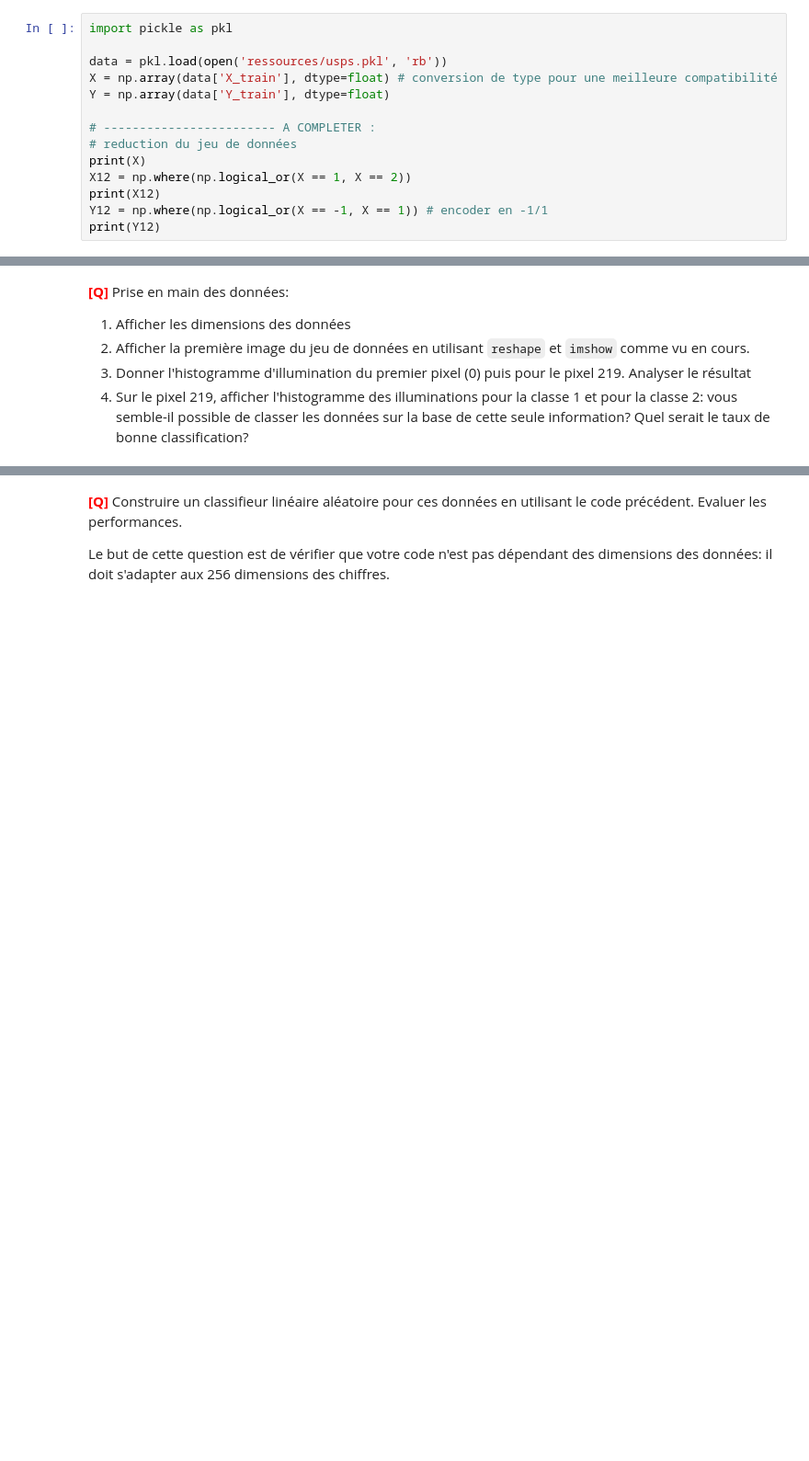
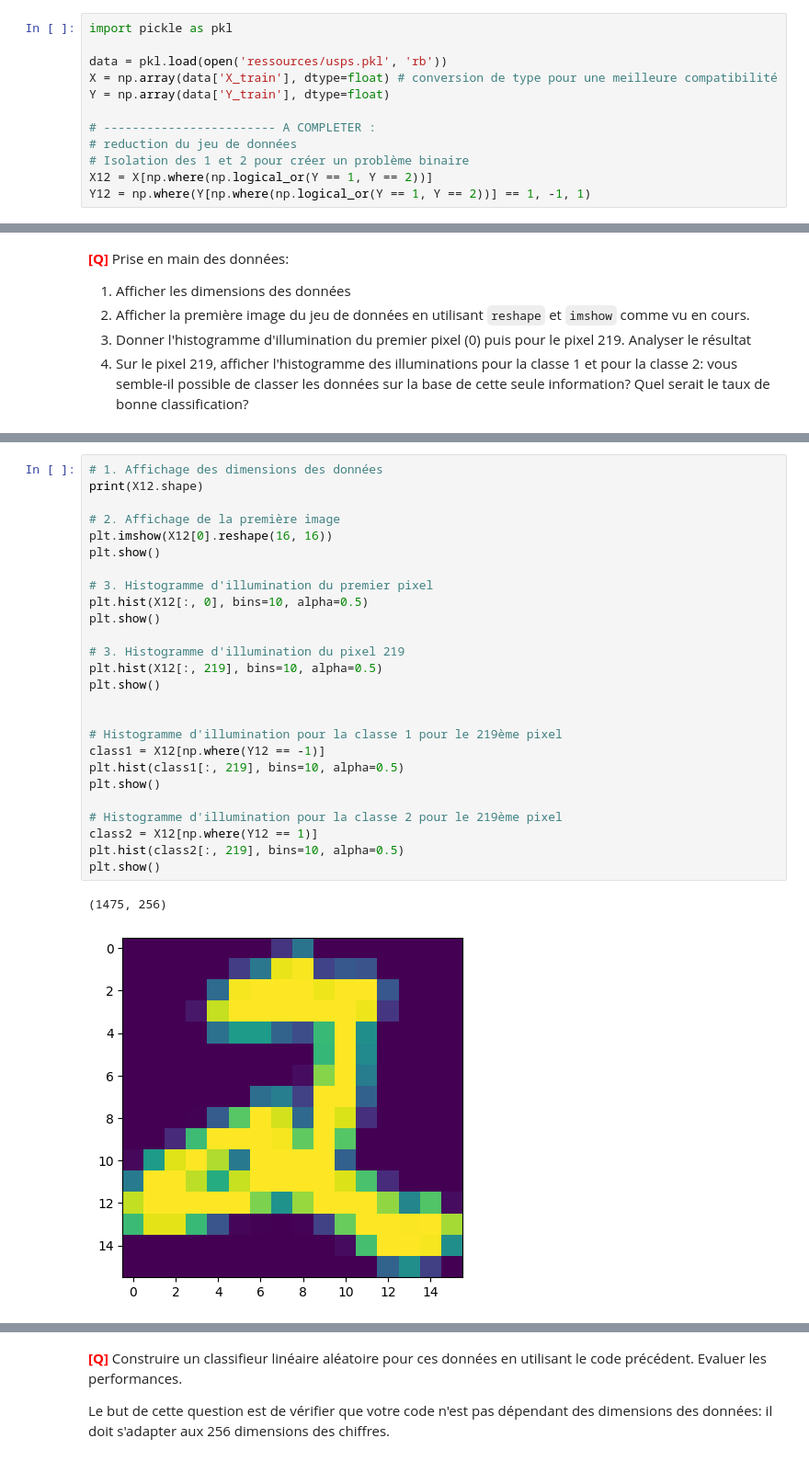
Before and after one commit to ilyesdjerfaf/Sciences-des-Donnees---LU3IN026, a Jupyter notebook: tme-02/tme-02.ipynb, the cells around one changed output, grey strips where cells are left out. Shown at 92% size. Saved outputs shown, nothing was run; the diff lists cells and outputs as text; blank space fills up the shorter version.

```diff
--- a/tme-02/tme-02.ipynb
+++ b/tme-02/tme-02.ipynb
@@ -895,9 +896,7 @@ Y = np.array(data['Y_train'], dtype=float)
 
 # ------------------------ A COMPLETER :
 # reduction du jeu de données
-print(X)
-X12 = np.where(np.logical_or(X == 1, X == 2))
-print(X12)
-Y12 = np.where(np.logical_or(X == -1, X == 1)) # encoder en -1/1
-print(Y12)
+# Isolation des 1 et 2 pour créer un problème binaire
+X12 = X[np.where(np.logical_or(Y == 1, Y == 2))]
+Y12 = np.where(Y[np.where(np.logical_or(Y == 1, Y == 2))] == 1, -1, 1)
 # %% [output]
@@ -935,0 +910,29 @@ print(Y12)
+# %%
+# 1. Affichage des dimensions des données
+print(X12.shape)
+
+# 2. Affichage de la première image
+plt.imshow(X12[0].reshape(16, 16))
+plt.show()
+
+# 3. Histogramme d'illumination du premier pixel
+plt.hist(X12[:, 0], bins=10, alpha=0.5)
+plt.show()
+
+# 3. Histogramme d'illumination du pixel 219
+plt.hist(X12[:, 219], bins=10, alpha=0.5)
+plt.show()
+
+
+# Histogramme d'illumination pour la classe 1 pour le 219ème pixel
+class1 = X12[np.where(Y12 == -1)]
+plt.hist(class1[:, 219], bins=10, alpha=0.5)
+plt.show()
+
+# Histogramme d'illumination pour la classe 2 pour le 219ème pixel
+class2 = X12[np.where(Y12 == 1)]
+plt.hist(class2[:, 219], bins=10, alpha=0.5)
+plt.show()
+# %% [output]
+(1475, 256)
+[figure, added]
```
Also changed, not shown: parts of 21 cells of this notebook.
